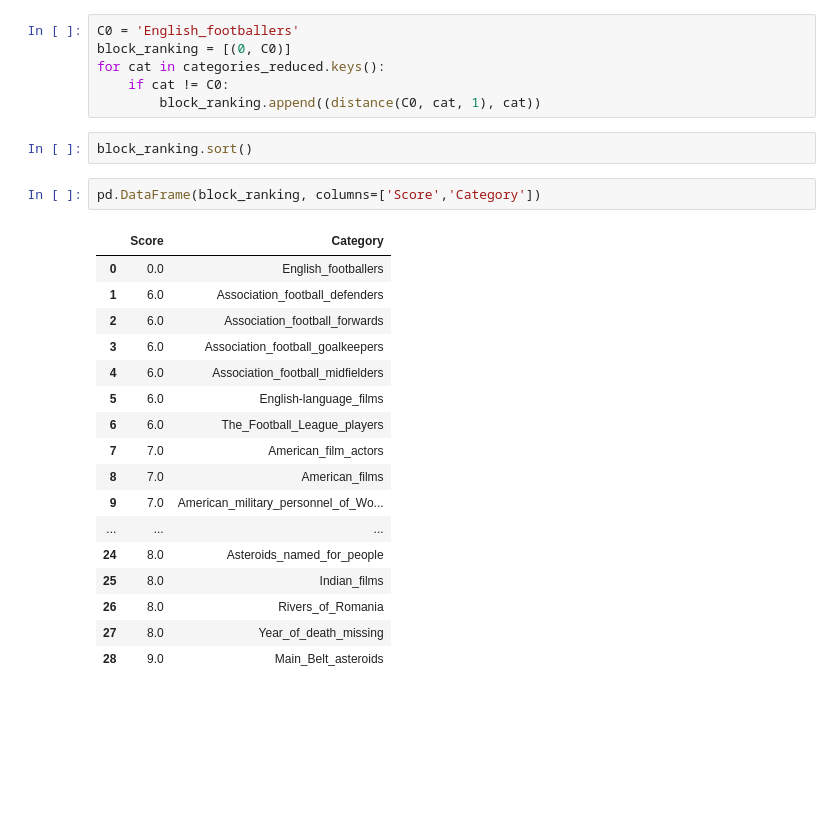
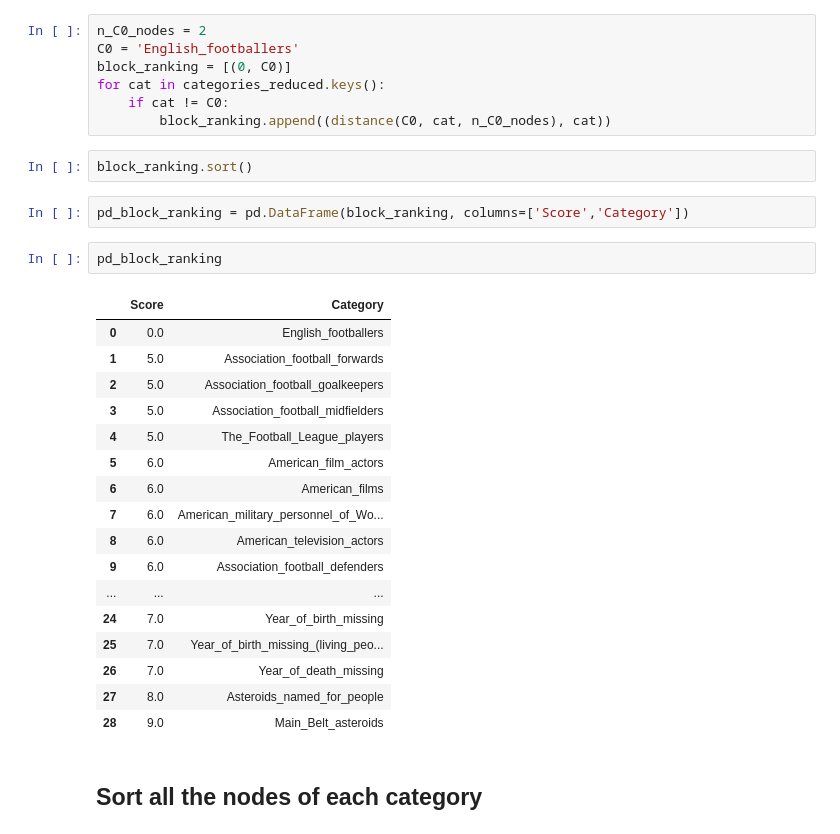
Before and after one commit to sanxlop/ADM-HW5-G12, a Jupyter notebook: Homework_5.ipynb, the cells around one changed output. Drawn from its saved outputs; the diff is of its cells as text; blank space fills up the shorter version.

```diff
--- a/Homework_5.ipynb
+++ b/Homework_5.ipynb
@@ -296,30 +343,35 @@ def distance(C0, CI, n_nodes):
 
     return statistics.median(CxCy)
 # %%
+n_C0_nodes = 2
 C0 = 'English_footballers'
 block_ranking = [(0, C0)]
 for cat in categories_reduced.keys():
     if cat != C0:
-        block_ranking.append((distance(C0, cat, 1), cat))
+        block_ranking.append((distance(C0, cat, n_C0_nodes), cat))
 # %%
 block_ranking.sort()
 # %%
-pd.DataFrame(block_ranking, columns=['Score','Category'])
+pd_block_ranking = pd.DataFrame(block_ranking, columns=['Score','Category'])
-# %% [output]
-|  | Score | Category |
-| 0 | 0.0 | English_footballers |
-| 1 | 6.0 | Association_football_defenders |
-| 2 | 6.0 | Association_football_forwards |
-| 3 | 6.0 | Association_football_goalkeepers |
-| 4 | 6.0 | Association_football_midfielders |
-| 5 | 6.0 | English-language_films |
-| 6 | 6.0 | The_Football_League_players |
-| 7 | 7.0 | American_film_actors |
-| 8 | 7.0 | American_films |
-| 9 | 7.0 | American_military_personnel_of_Wo... |
-| ... | ... | ... |
-| 24 | 8.0 | Asteroids_named_for_people |
-| 25 | 8.0 | Indian_films |
-| 26 | 8.0 | Rivers_of_Romania |
-| 27 | 8.0 | Year_of_death_missing |
-| 28 | 9.0 | Main_Belt_asteroids |
+# %%
+pd_block_ranking
+# %% [output]
+|  | Score | Category |
+| 0 | 0.0 | English_footballers |
+| 1 | 5.0 | Association_football_forwards |
+| 2 | 5.0 | Association_football_goalkeepers |
+| 3 | 5.0 | Association_football_midfielders |
+| 4 | 5.0 | The_Football_League_players |
+| 5 | 6.0 | American_film_actors |
+| 6 | 6.0 | American_films |
+| 7 | 6.0 | American_military_personnel_of_Wo... |
+| 8 | 6.0 | American_television_actors |
+| 9 | 6.0 | Association_football_defenders |
+| ... | ... | ... |
+| 24 | 7.0 | Year_of_birth_missing |
+| 25 | 7.0 | Year_of_birth_missing_(living_peo... |
+| 26 | 7.0 | Year_of_death_missing |
+| 27 | 8.0 | Asteroids_named_for_people |
+| 28 | 9.0 | Main_Belt_asteroids |
+# %% [markdown]
+## Sort all the nodes of each category
```
Also changed, not shown: parts of 31 cells of this notebook.
